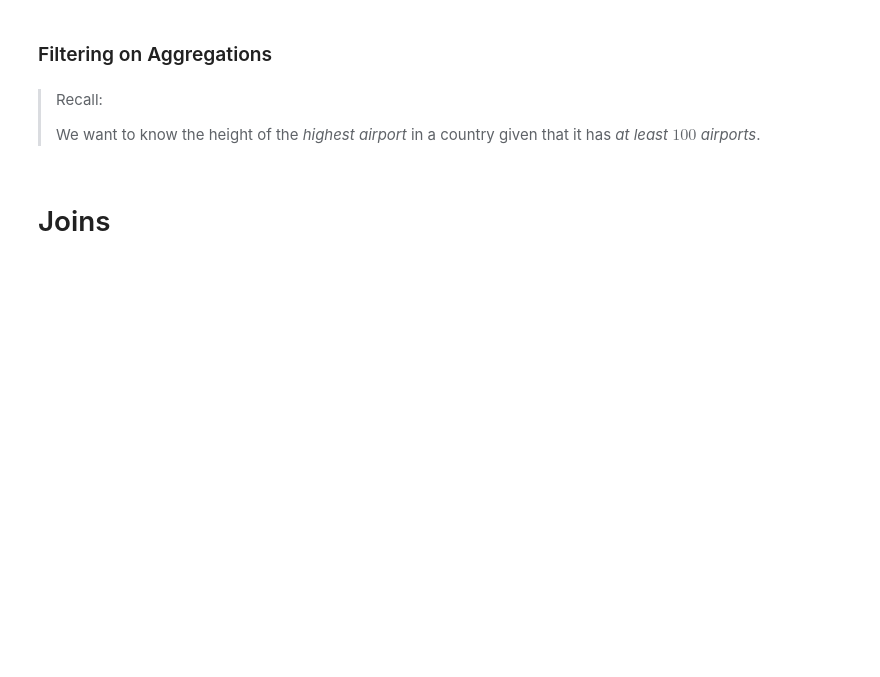
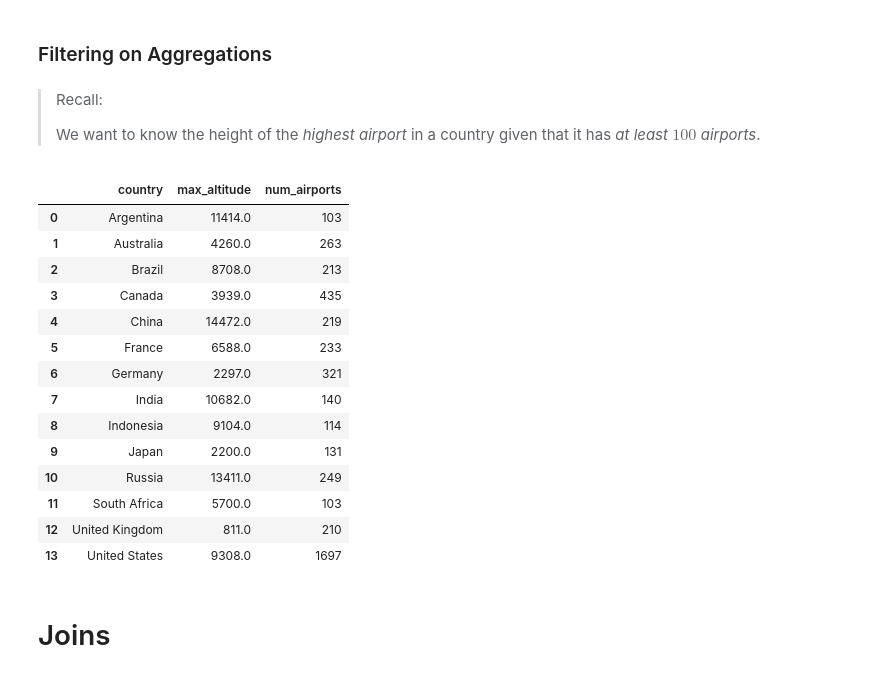
Before and after one commit to rbdaly16/NATL-DS-Live-062623, a Jupyter notebook: Phase2/Lectures/02_SQL_Joins.ipynb, the cells around one changed output. Saved outputs shown, nothing was run; the diff lists cells and outputs as text; code cells hidden in the pictures; blank space fills up the shorter version.

```diff
--- a/Phase2/Lectures/02_SQL_Joins.ipynb
+++ b/Phase2/Lectures/02_SQL_Joins.ipynb
@@ -271,3 +446,29 @@ None
+# %%
+pd.read_sql('''
+
+SELECT country, MAX(CAST(altitude as real)) AS max_altitude, COUNT() AS num_airports
+FROM airports
+GROUP BY country
+HAVING num_airports >= 100
+ORDER BY country
+
+''', conn)
+# %% [output]
+|  | country | max_altitude | num_airports |
+| 0 | Argentina | 11414.0 | 103 |
+| 1 | Australia | 4260.0 | 263 |
+| 2 | Brazil | 8708.0 | 213 |
+| 3 | Canada | 3939.0 | 435 |
+| 4 | China | 14472.0 | 219 |
+| 5 | France | 6588.0 | 233 |
+| 6 | Germany | 2297.0 | 321 |
+| 7 | India | 10682.0 | 140 |
+| 8 | Indonesia | 9104.0 | 114 |
+| 9 | Japan | 2200.0 | 131 |
+| 10 | Russia | 13411.0 | 249 |
+| 11 | South Africa | 5700.0 | 103 |
+| 12 | United Kingdom | 811.0 | 210 |
+| 13 | United States | 9308.0 | 1697 |
 # %% [markdown]
 # Joins
 # %% [markdown]
```
Also changed, not shown: parts of 34 cells of this notebook, 2 other files.
